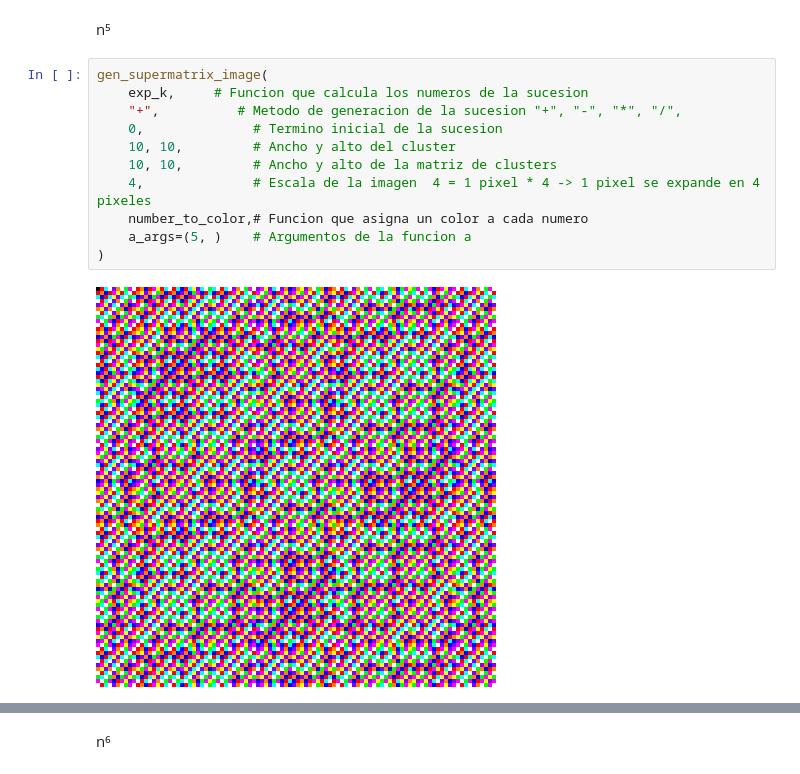
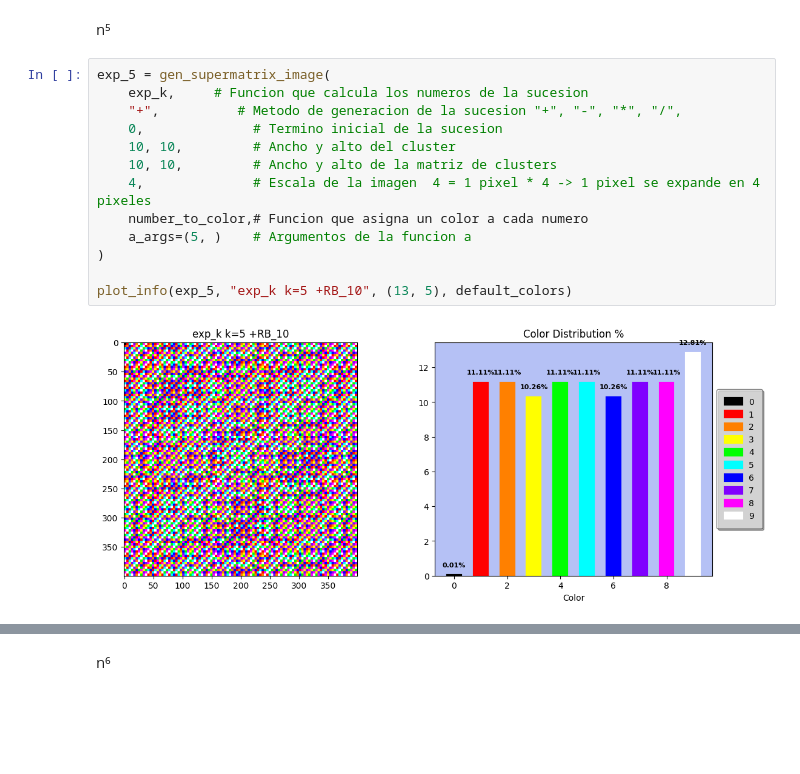
Before and after one commit to Dnllns/B10_clustering, a Jupyter notebook: B10_clustering.ipynb, the cells around one changed output, grey strips where cells are left out. Saved outputs shown, nothing was run; the diff lists cells and outputs as text; blank space fills up the shorter version.

```diff
--- a/B10_clustering.ipynb
+++ b/B10_clustering.ipynb
@@ -1258,15 +1340,17 @@ gen_supermatrix_image(
 # %% [markdown]
 n⁵
 # %%
-gen_supermatrix_image(
+exp_5 = gen_supermatrix_image(
     exp_k,     # Funcion que calcula los numeros de la sucesion
     "+",          # Metodo de generacion de la sucesion "+", "-", "*", "/",
     0,              # Termino inicial de la sucesion
     10, 10,         # Ancho y alto del cluster
     10, 10,         # Ancho y alto de la matriz de clusters
     4,              # Escala de la imagen  4 = 1 pixel * 4 -> 1 pixel se expande en 4 pixeles
     number_to_color,# Funcion que asigna un color a cada numero
     a_args=(5, )    # Argumentos de la funcion a
 )
+
+plot_info(exp_5, "exp_k k=5 +RB_10", (13, 5), default_colors)
 # %% [output]
-[figure, old version]
+[figure, new version]
```
Also changed, not shown: parts of 46 cells of this notebook, 1 other file.
